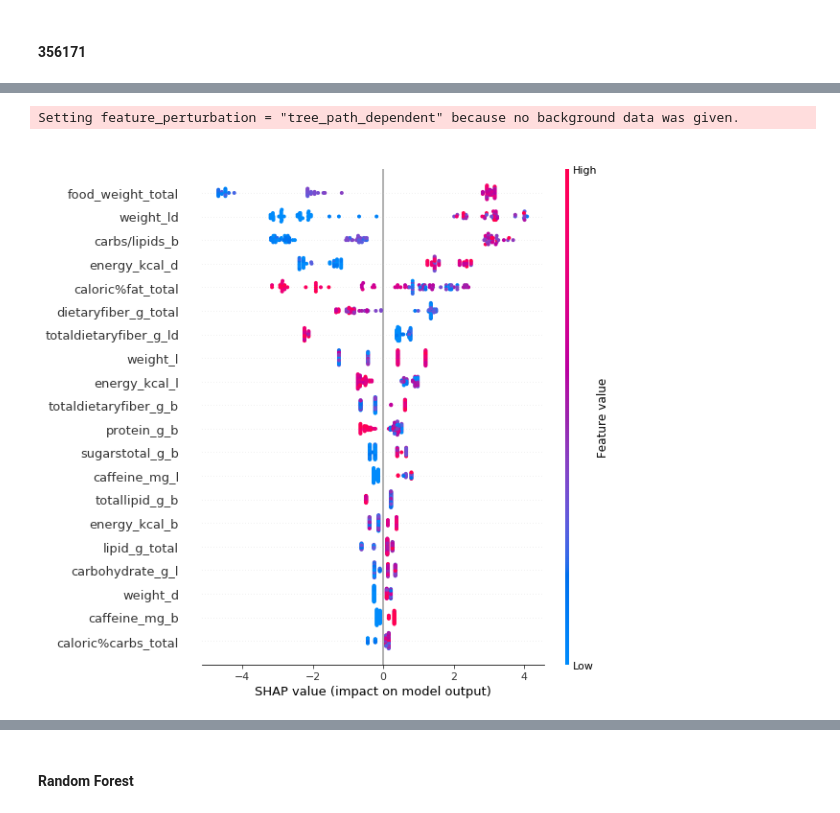
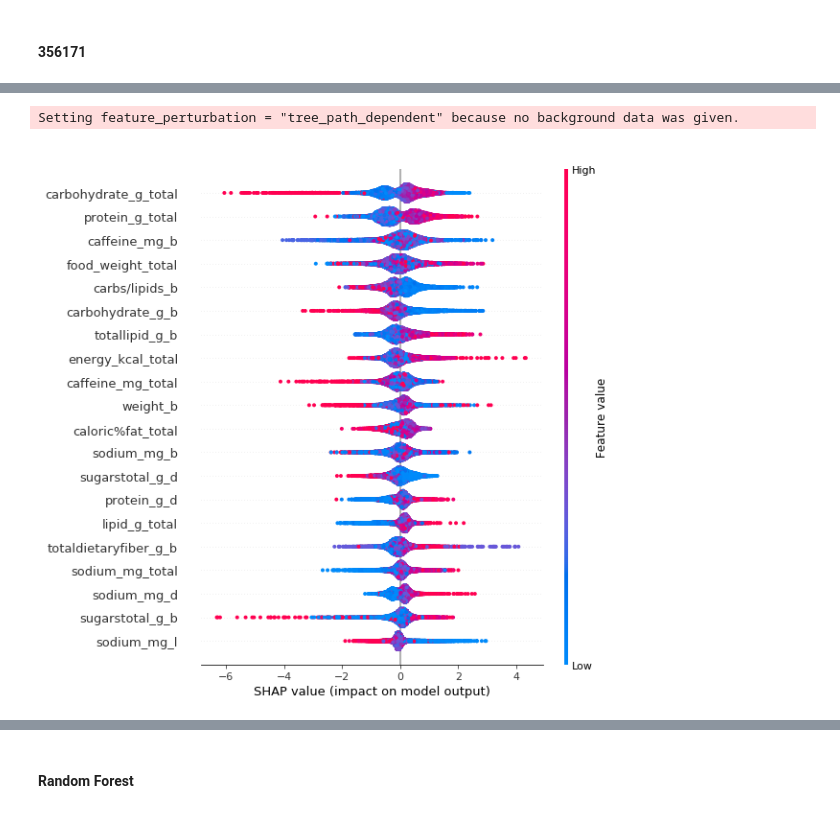
Before and after one commit to ElviraMingazova/MA_Thesis, a Jupyter notebook: Predictions from the diet and personal features.ipynb, the cells around one changed output, grey strips where cells are left out. Cells and saved outputs as stored; diff of their text form; code cells hidden in the pictures.

```diff
--- a/Predictions from the diet and personal features.ipynb
+++ b/Predictions from the diet and personal features.ipynb
@@ -2232,36 +2253,2 @@ ValueError: This reshape error is often caused by passing a bad data matrix to S
 # %% [markdown]
 #### 356171
-# %%
-X_y_df = rc_533401_allf
-
-X,y = X_y_df.iloc[:,0:-1], X_y_df.iloc[:,-1]
-
-bins = np.linspace(0, y.shape[0], 50)
-
-# Save your Y values in a new ndarray,
-# broken down by the bins created above.
-
-y_binned = np.digitize(y, bins)
-
-kfold = KFold(n_splits=len(y), random_state=7, shuffle=True)
-
-results = cross_val_predict(xgbr, X, y, cv=kfold.split(X, y_binned))
-#results = cross_val_predict(model, X, y, cv=X.shape[0])
-
-pred_real = pd.DataFrame(columns = ['y_test', 'y_pred'])
-pred_real['y_test']=y
-i=0
-for ind in y.index:
-    pred_real.loc[ind, 'y_pred']=results[i]
-    i = i+1
-print(pearsonr(pred_real['y_pred'], pred_real['y_test']))
-
-fig, ax = plt.subplots()
-ax.scatter(pred_real['y_test'], pred_real['y_pred'], c='teal', s=20, label='generalized model')
-ax.plot([y.min(), y.max()], [y.min(), y.max()], 'k--', lw=2)
-ax.set_xlabel('True WG (mg/dl)')
-ax.set_ylabel('Predicted WG (mg/dl)')
-plt.legend(loc='lower right')
-# plt.savefig('figures/356171_prediction_allf', dpi=150)
-plt.show()
-xgbr.fit(X,y)
@@ -2280,6 +2279,6 @@ XGBRegressor(alpha=1, base_score=0.5, booster='gbtree', colsample_bylevel=1,
 # %%
-shap_values = shap.TreeExplainer(xgbr).shap_values(X)
-shap.summary_plot(shap_values, X)
+shap_values = shap.TreeExplainer(xgbr).shap_values(X_train)
+shap.summary_plot(shap_values, X_train)
 # %% [output]
 Setting feature_perturbation = "tree_path_dependent" because no background data was given.
-[figure, old version]
+[figure, new version]
```
Also changed, not shown: parts of 32 cells of this notebook, 1 other file.
